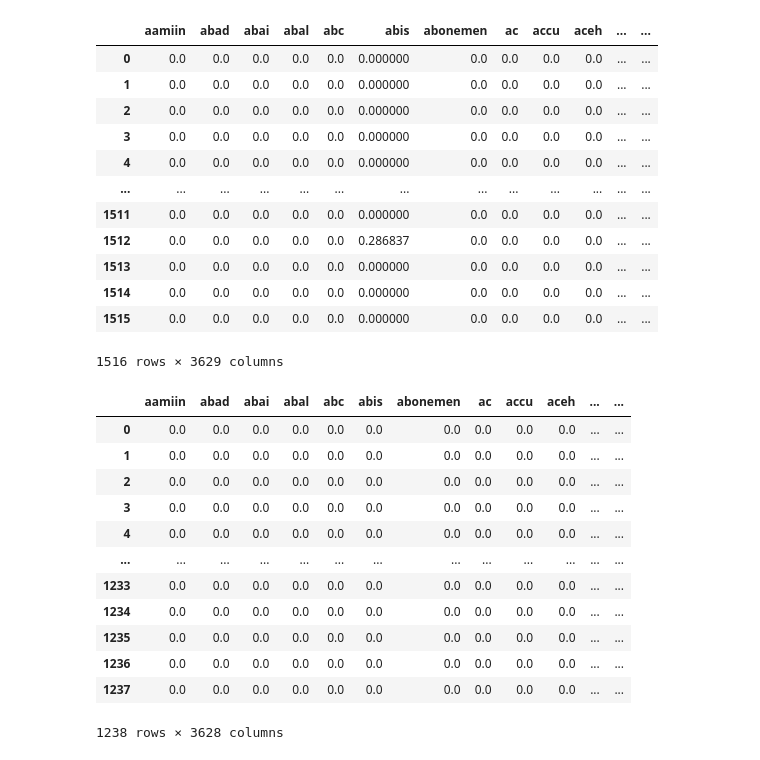
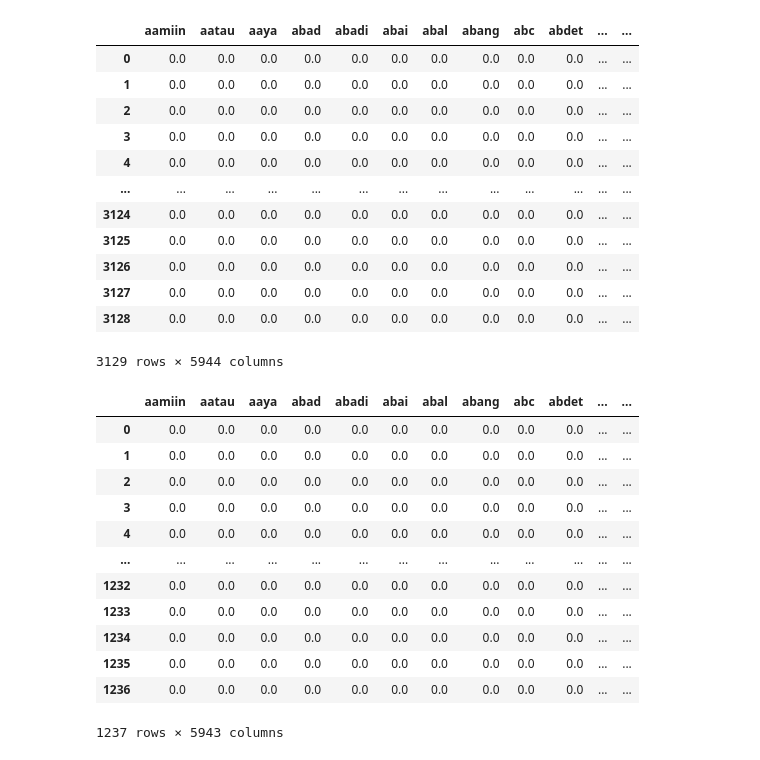
Before and after one commit to ardwiinoo/knn-sentiment-analysis, a Jupyter notebook: notebook/predicted.ipynb, the cells around one changed output. Saved outputs shown, nothing was run; the diff lists cells and outputs as text; code cells hidden in the pictures.

```diff
--- a/notebook/predicted.ipynb
+++ b/notebook/predicted.ipynb
@@ -7,38 +1,38 @@
 # %%
 import pandas as pd
 # %%
-data_latih = pd.read_csv('../tfidf/TFIDF-TRAIN-dataset_mobil_listrik.csv', encoding='utf-8')
+data_latih = pd.read_csv('../output/tf-idf/dataset_merge_clean_extract.csv', encoding='utf-8')
 data_latih
 # %% [output]
-|  | aamiin | abad | abai | abal | abc | abis | abonemen | ac | accu | aceh | ... | ... |
-| 0 | 0.0 | 0.0 | 0.0 | 0.0 | 0.0 | 0.000000 | 0.0 | 0.0 | 0.0 | 0.0 | ... | ... |
-| 1 | 0.0 | 0.0 | 0.0 | 0.0 | 0.0 | 0.000000 | 0.0 | 0.0 | 0.0 | 0.0 | ... | ... |
-| 2 | 0.0 | 0.0 | 0.0 | 0.0 | 0.0 | 0.000000 | 0.0 | 0.0 | 0.0 | 0.0 | ... | ... |
-| 3 | 0.0 | 0.0 | 0.0 | 0.0 | 0.0 | 0.000000 | 0.0 | 0.0 | 0.0 | 0.0 | ... | ... |
-| 4 | 0.0 | 0.0 | 0.0 | 0.0 | 0.0 | 0.000000 | 0.0 | 0.0 | 0.0 | 0.0 | ... | ... |
+|  | aamiin | aatau | aaya | abad | abadi | abai | abal | abang | abc | abdet | ... | ... |
+| 0 | 0.0 | 0.0 | 0.0 | 0.0 | 0.0 | 0.0 | 0.0 | 0.0 | 0.0 | 0.0 | ... | ... |
+| 1 | 0.0 | 0.0 | 0.0 | 0.0 | 0.0 | 0.0 | 0.0 | 0.0 | 0.0 | 0.0 | ... | ... |
+| 2 | 0.0 | 0.0 | 0.0 | 0.0 | 0.0 | 0.0 | 0.0 | 0.0 | 0.0 | 0.0 | ... | ... |
+| 3 | 0.0 | 0.0 | 0.0 | 0.0 | 0.0 | 0.0 | 0.0 | 0.0 | 0.0 | 0.0 | ... | ... |
+| 4 | 0.0 | 0.0 | 0.0 | 0.0 | 0.0 | 0.0 | 0.0 | 0.0 | 0.0 | 0.0 | ... | ... |
 | ... | ... | ... | ... | ... | ... | ... | ... | ... | ... | ... | ... | ... |
-| 1511 | 0.0 | 0.0 | 0.0 | 0.0 | 0.0 | 0.000000 | 0.0 | 0.0 | 0.0 | 0.0 | ... | ... |
-| 1512 | 0.0 | 0.0 | 0.0 | 0.0 | 0.0 | 0.286837 | 0.0 | 0.0 | 0.0 | 0.0 | ... | ... |
-| 1513 | 0.0 | 0.0 | 0.0 | 0.0 | 0.0 | 0.000000 | 0.0 | 0.0 | 0.0 | 0.0 | ... | ... |
-| 1514 | 0.0 | 0.0 | 0.0 | 0.0 | 0.0 | 0.000000 | 0.0 | 0.0 | 0.0 | 0.0 | ... | ... |
-| 1515 | 0.0 | 0.0 | 0.0 | 0.0 | 0.0 | 0.000000 | 0.0 | 0.0 | 0.0 | 0.0 | ... | ... |
+| 3124 | 0.0 | 0.0 | 0.0 | 0.0 | 0.0 | 0.0 | 0.0 | 0.0 | 0.0 | 0.0 | ... | ... |
+| 3125 | 0.0 | 0.0 | 0.0 | 0.0 | 0.0 | 0.0 | 0.0 | 0.0 | 0.0 | 0.0 | ... | ... |
+| 3126 | 0.0 | 0.0 | 0.0 | 0.0 | 0.0 | 0.0 | 0.0 | 0.0 | 0.0 | 0.0 | ... | ... |
+| 3127 | 0.0 | 0.0 | 0.0 | 0.0 | 0.0 | 0.0 | 0.0 | 0.0 | 0.0 | 0.0 | ... | ... |
+| 3128 | 0.0 | 0.0 | 0.0 | 0.0 | 0.0 | 0.0 | 0.0 | 0.0 | 0.0 | 0.0 | ... | ... |
-1516 rows × 3629 columns
+3129 rows × 5944 columns
 # %%
-data_uji = pd.read_csv('../tfidf/TFIDF-TEST-data-clean-ind-new.csv', encoding='utf-8')
+data_uji = pd.read_csv('../output/tf-idf/dataset_chatgpt_scrap_clean_extract.csv', encoding='utf-8')
 data_uji
 # %% [output]
-|  | aamiin | abad | abai | abal | abc | abis | abonemen | ac | accu | aceh | ... | ... |
+|  | aamiin | aatau | aaya | abad | abadi | abai | abal | abang | abc | abdet | ... | ... |
 | 0 | 0.0 | 0.0 | 0.0 | 0.0 | 0.0 | 0.0 | 0.0 | 0.0 | 0.0 | 0.0 | ... | ... |
 | 1 | 0.0 | 0.0 | 0.0 | 0.0 | 0.0 | 0.0 | 0.0 | 0.0 | 0.0 | 0.0 | ... | ... |
 | 2 | 0.0 | 0.0 | 0.0 | 0.0 | 0.0 | 0.0 | 0.0 | 0.0 | 0.0 | 0.0 | ... | ... |
 | 3 | 0.0 | 0.0 | 0.0 | 0.0 | 0.0 | 0.0 | 0.0 | 0.0 | 0.0 | 0.0 | ... | ... |
 | 4 | 0.0 | 0.0 | 0.0 | 0.0 | 0.0 | 0.0 | 0.0 | 0.0 | 0.0 | 0.0 | ... | ... |
 | ... | ... | ... | ... | ... | ... | ... | ... | ... | ... | ... | ... | ... |
+| 1232 | 0.0 | 0.0 | 0.0 | 0.0 | 0.0 | 0.0 | 0.0 | 0.0 | 0.0 | 0.0 | ... | ... |
 | 1233 | 0.0 | 0.0 | 0.0 | 0.0 | 0.0 | 0.0 | 0.0 | 0.0 | 0.0 | 0.0 | ... | ... |
 | 1234 | 0.0 | 0.0 | 0.0 | 0.0 | 0.0 | 0.0 | 0.0 | 0.0 | 0.0 | 0.0 | ... | ... |
 | 1235 | 0.0 | 0.0 | 0.0 | 0.0 | 0.0 | 0.0 | 0.0 | 0.0 | 0.0 | 0.0 | ... | ... |
 | 1236 | 0.0 | 0.0 | 0.0 | 0.0 | 0.0 | 0.0 | 0.0 | 0.0 | 0.0 | 0.0 | ... | ... |
-| 1237 | 0.0 | 0.0 | 0.0 | 0.0 | 0.0 | 0.0 | 0.0 | 0.0 | 0.0 | 0.0 | ... | ... |
-1238 rows × 3628 columns
+1237 rows × 5943 columns
 # %%
 
```
Also changed, not shown: parts of 9 cells of this notebook.
